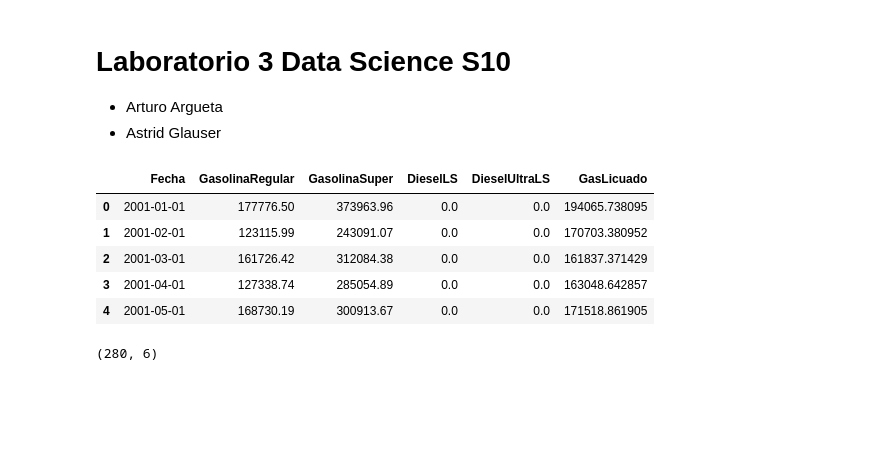
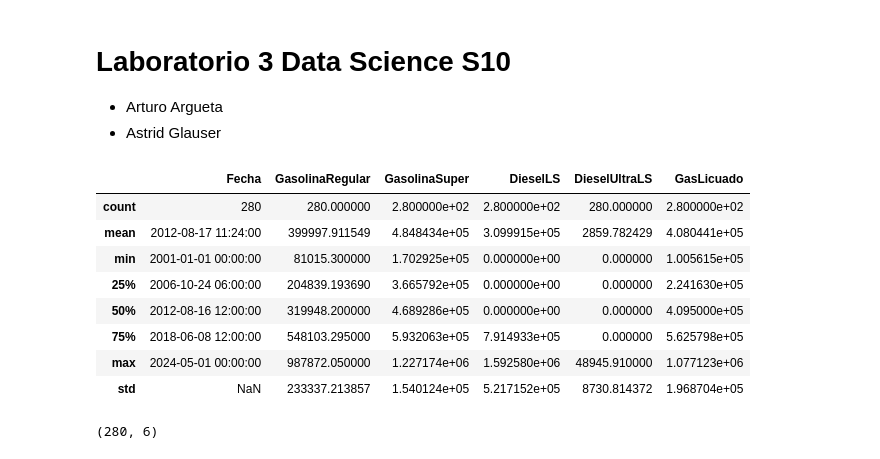
Before and after one commit to Arthurs101/DataScience-S10-Lab3-2024, a Jupyter notebook: Laboratorio3.ipynb, the cells around one changed output. Saved outputs shown, nothing was run; the diff lists cells and outputs as text; code cells hidden in the pictures; blank space fills up the shorter version.

```diff
--- a/Laboratorio3.ipynb
+++ b/Laboratorio3.ipynb
@@ -7,30 +7,35 @@ import pandas as pd
 # %%
 # Carga de los conjutos de prueba y testing para ambos archivos
 # Identicos al laboratorio Anterior
 
 importacion_df = pd.read_excel('importacion.xlsx', skiprows=6)
 importacion_df.columns = [
     'Fecha', 'AceitesLubricantes', 'Asfalto', 'Bunker', 'Ceras',
     'CombustibleTurboJet', 'DieselLS', 'DieselUltraLS', 'GasLicuado',
     'GasolinaAviacion', 'GasolinaRegular', 'GasolinaSuper', 'Kerosina',
     'MTBE', 'Naftas', 'Petcoke', 'PetroleoCrudo', 'Solventes',
     'Butano', 'DieselAltoAzufre', 'Orimulsion', 'PetroleoReconstituido',
     'TotalImportacion', 'ColumnaExtra1', 'ColumnaExtra2'
 ]
 
 # Convertir la columna de fechas a formato datetime
 importacion_df['Fecha'] = pd.to_datetime(importacion_df['Fecha'], errors='coerce')
 importacion_df = importacion_df.dropna()
+
 #usar solo las columnas de interés ( 'GasolinaRegular', 'GasolinaSuper', 'DieselLS ,'DieselUltraLS', 'GasLicuado' y la Fecha)
 importacion_df = importacion_df[['Fecha','GasolinaRegular', 'GasolinaSuper', 'DieselLS' ,'DieselUltraLS', 'GasLicuado']]
 importacion_df.head()
+importacion_df.describe()
 # %% [output]
 |  | Fecha | GasolinaRegular | GasolinaSuper | DieselLS | DieselUltraLS | GasLicuado |
-| 0 | 2001-01-01 | 177776.50 | 373963.96 | 0.0 | 0.0 | 194065.738095 |
-| 1 | 2001-02-01 | 123115.99 | 243091.07 | 0.0 | 0.0 | 170703.380952 |
-| 2 | 2001-03-01 | 161726.42 | 312084.38 | 0.0 | 0.0 | 161837.371429 |
-| 3 | 2001-04-01 | 127338.74 | 285054.89 | 0.0 | 0.0 | 163048.642857 |
-| 4 | 2001-05-01 | 168730.19 | 300913.67 | 0.0 | 0.0 | 171518.861905 |
+| count | 280 | 280.000000 | 2.800000e+02 | 2.800000e+02 | 280.000000 | 2.800000e+02 |
+| mean | 2012-08-17 11:24:00 | 399997.911549 | 4.848434e+05 | 3.099915e+05 | 2859.782429 | 4.080441e+05 |
+| min | 2001-01-01 00:00:00 | 81015.300000 | 1.702925e+05 | 0.000000e+00 | 0.000000 | 1.005615e+05 |
+| 25% | 2006-10-24 06:00:00 | 204839.193690 | 3.665792e+05 | 0.000000e+00 | 0.000000 | 2.241630e+05 |
+| 50% | 2012-08-16 12:00:00 | 319948.200000 | 4.689286e+05 | 0.000000e+00 | 0.000000 | 4.095000e+05 |
+| 75% | 2018-06-08 12:00:00 | 548103.295000 | 5.932063e+05 | 7.914933e+05 | 0.000000 | 5.625798e+05 |
+| max | 2024-05-01 00:00:00 | 987872.050000 | 1.227174e+06 | 1.592580e+06 | 48945.910000 | 1.077123e+06 |
+| std | NaN | 233337.213857 | 1.540124e+05 | 5.217152e+05 | 8730.814372 | 1.968704e+05 |
 # %%
 #Separar en Train y Test usando esta fecha:
 split_date = '2021-01-01'
```
Also changed, not shown: parts of 5 cells of this notebook.
